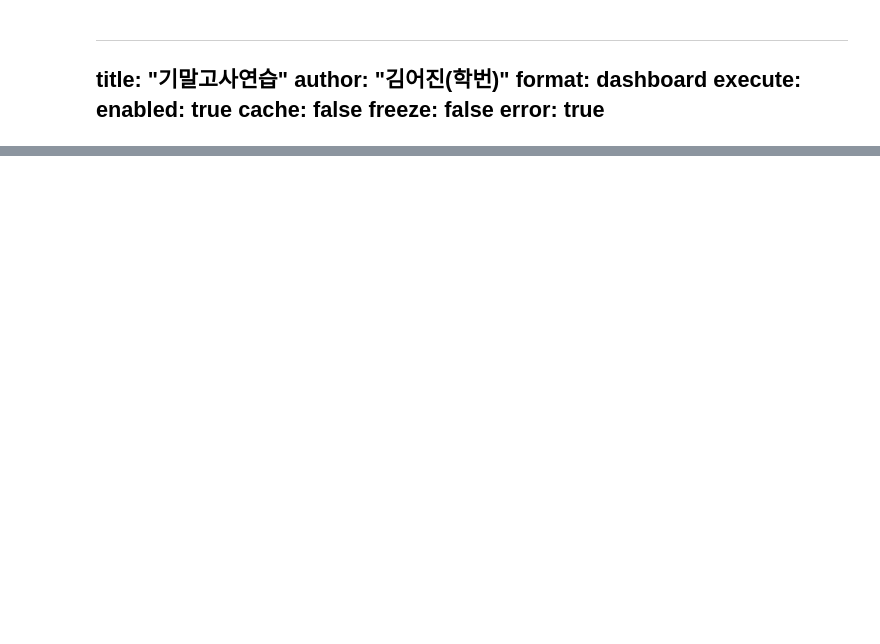
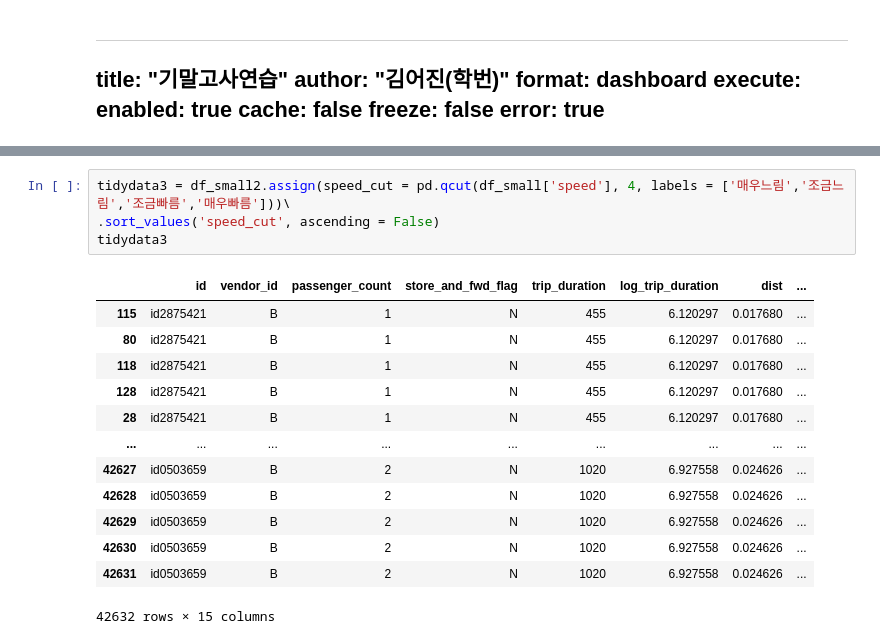
Before and after one commit to e0jin/final_test, a Jupyter notebook: test.ipynb, the cells around one changed output, grey strips where cells are left out. Drawn from its saved outputs; the diff is of its cells as text; blank space fills up the shorter version.

```diff
--- a/test.ipynb
+++ b/test.ipynb
@@ -42,0 +177,18 @@ execute:
+# %%
+tidydata3 = df_small2.assign(speed_cut = pd.qcut(df_small['speed'], 4, labels = ['매우느림','조금느림','조금빠름','매우빠름']))\
+.sort_values('speed_cut', ascending = False)
+tidydata3
+# %% [output]
+|  | id | vendor_id | passenger_count | store_and_fwd_flag | trip_duration | log_trip_duration | dist | ... |
+| 115 | id2875421 | B | 1 | N | 455 | 6.120297 | 0.017680 | ... |
+| 80 | id2875421 | B | 1 | N | 455 | 6.120297 | 0.017680 | ... |
+| 118 | id2875421 | B | 1 | N | 455 | 6.120297 | 0.017680 | ... |
+| 128 | id2875421 | B | 1 | N | 455 | 6.120297 | 0.017680 | ... |
+| 28 | id2875421 | B | 1 | N | 455 | 6.120297 | 0.017680 | ... |
+| ... | ... | ... | ... | ... | ... | ... | ... | ... |
+| 42627 | id0503659 | B | 2 | N | 1020 | 6.927558 | 0.024626 | ... |
+| 42628 | id0503659 | B | 2 | N | 1020 | 6.927558 | 0.024626 | ... |
+| 42629 | id0503659 | B | 2 | N | 1020 | 6.927558 | 0.024626 | ... |
+| 42630 | id0503659 | B | 2 | N | 1020 | 6.927558 | 0.024626 | ... |
+| 42631 | id0503659 | B | 2 | N | 1020 | 6.927558 | 0.024626 | ... |
+42632 rows × 15 columns
```
Also changed, not shown: parts of 8 cells of this notebook, 2 other files.
